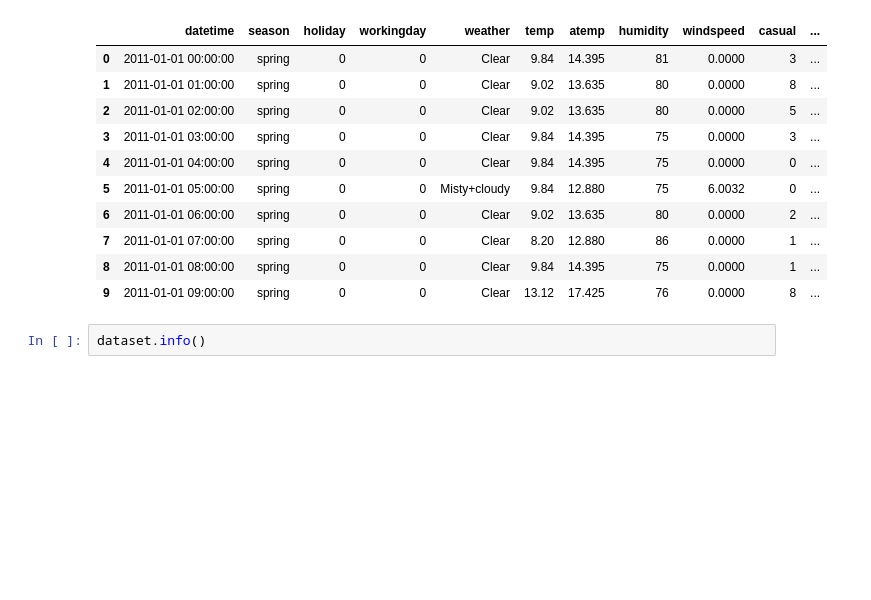
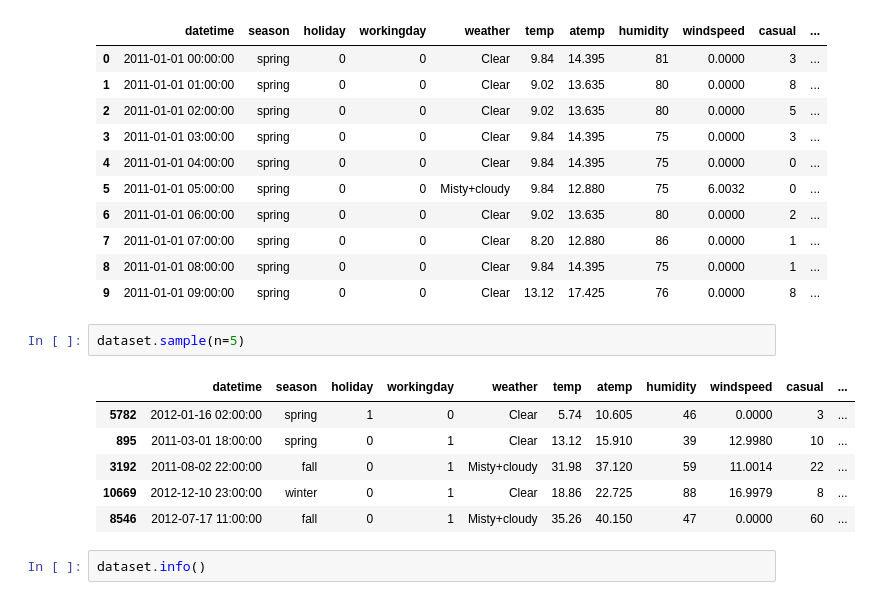
Before and after one commit to ayaadelhassan/Bike-Sharing_Demand_Prediction, a Jupyter notebook: main.ipynb, the cells around one changed output. Saved outputs shown, nothing was run; the diff lists cells and outputs as text; blank space fills up the shorter version.

```diff
--- a/main.ipynb
+++ b/main.ipynb
@@ -169,6 +178,15 @@ dataset.head(10)
 | 7 | 2011-01-01 07:00:00 | spring | 0 | 0 | Clear | 8.20 | 12.880 | 86 | 0.0000 | 1 | ... |
 | 8 | 2011-01-01 08:00:00 | spring | 0 | 0 | Clear | 9.84 | 14.395 | 75 | 0.0000 | 1 | ... |
 | 9 | 2011-01-01 09:00:00 | spring | 0 | 0 | Clear | 13.12 | 17.425 | 76 | 0.0000 | 8 | ... |
+# %%
+dataset.sample(n=5)
+# %% [output]
+|  | datetime | season | holiday | workingday | weather | temp | atemp | humidity | windspeed | casual | ... |
+| 5782 | 2012-01-16 02:00:00 | spring | 1 | 0 | Clear | 5.74 | 10.605 | 46 | 0.0000 | 3 | ... |
+| 895 | 2011-03-01 18:00:00 | spring | 0 | 1 | Clear | 13.12 | 15.910 | 39 | 12.9980 | 10 | ... |
+| 3192 | 2011-08-02 22:00:00 | fall | 0 | 1 | Misty+cloudy | 31.98 | 37.120 | 59 | 11.0014 | 22 | ... |
+| 10669 | 2012-12-10 23:00:00 | winter | 0 | 1 | Clear | 18.86 | 22.725 | 88 | 16.9979 | 8 | ... |
+| 8546 | 2012-07-17 11:00:00 | fall | 0 | 1 | Misty+cloudy | 35.26 | 40.150 | 47 | 0.0000 | 60 | ... |
 # %%
 dataset.info()
 # %% [output]
```
Also changed, not shown: parts of 33 cells of this notebook, 11 other files.
